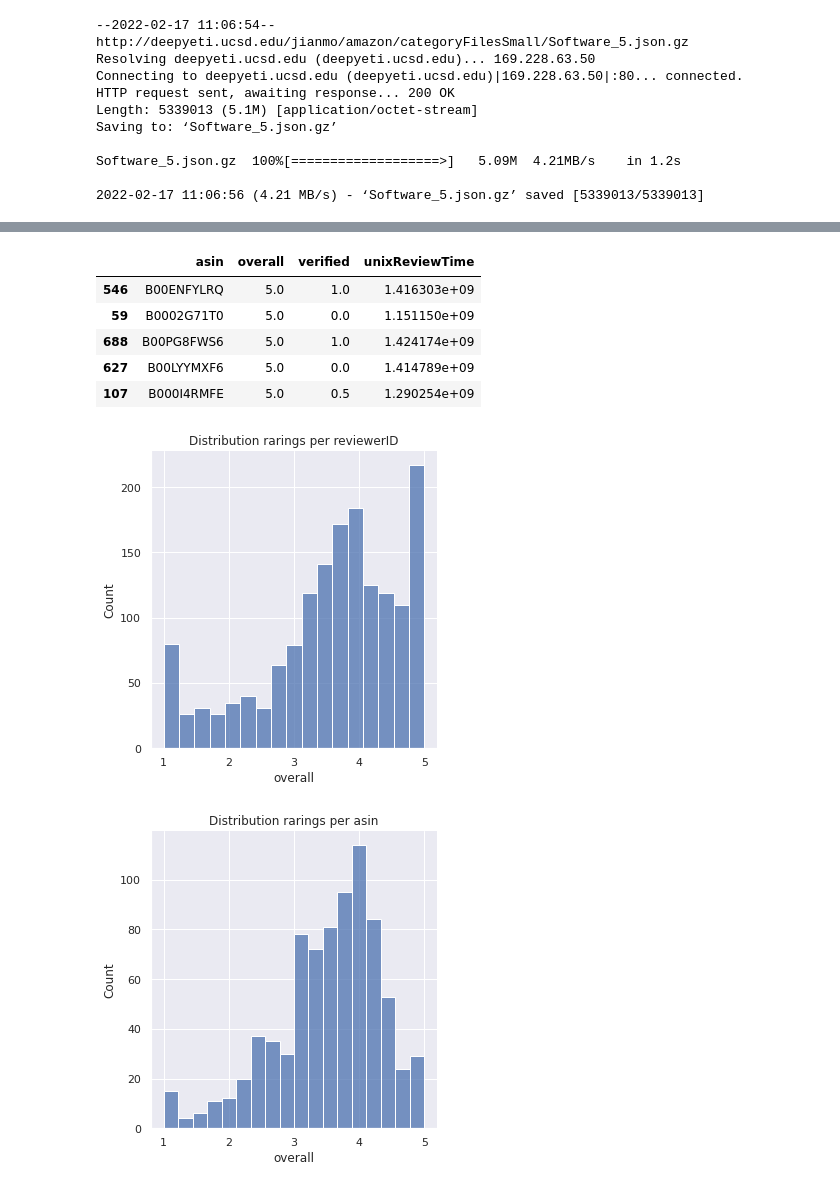
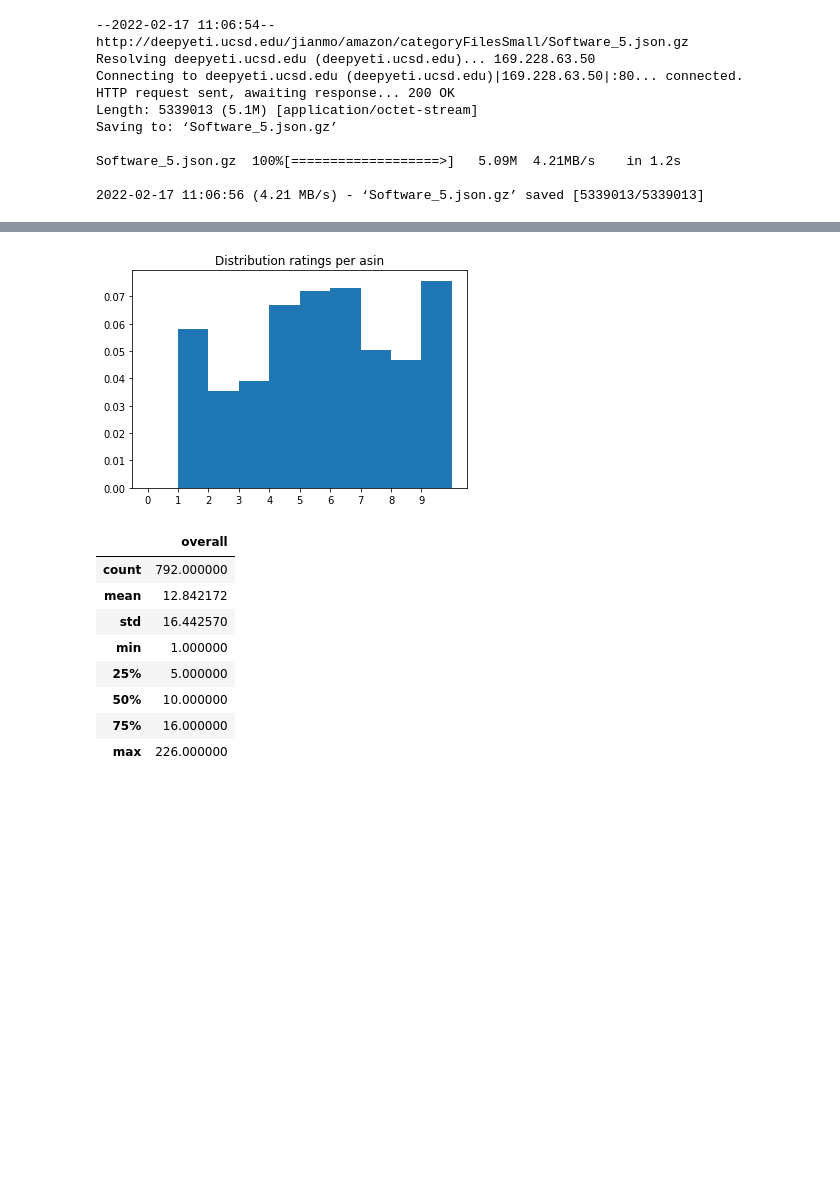
Before and after one commit to vlr112/WebScicence_FinalProject, a Jupyter notebook: Copy_of_parse_and_clean_meta_data.ipynb, the cells around one changed output, grey strips where cells are left out. Saved outputs shown, nothing was run; the diff lists cells and outputs as text; code cells hidden in the pictures; blank space fills up the shorter version.

```diff
--- a/Copy_of_parse_and_clean_meta_data.ipynb
+++ b/Copy_of_parse_and_clean_meta_data.ipynb
@@ -188,4 +205,18 @@ final_test
+# %%
+plot_dist(train,'asin')
+# %% [output]
+[figure, added]
+|  | overall |
+| count | 792.000000 |
+| mean | 12.842172 |
+| std | 16.442570 |
+| min | 1.000000 |
+| 25% | 5.000000 |
+| 50% | 10.000000 |
+| 75% | 16.000000 |
+| max | 226.000000 |
 # %%
+#MUST CHECK
 # the top 5 most popular items
 # display(train_set)
 
@@ -202,29 +233,22 @@ display(top5_ratings)
 
 # treta = train_set.groupby('asin').mean('overall').reset_index()
 # display(treta.sort_values(by = ['overall'], ascending = False))
+
+
+###
+
+# distribution of ratings per user/item
+
+def get_dist(ff):
+
+  #get avg of rating for given user
+  dist_user = train_set.groupby(ff).mean('overall').reset_index()
+
+  # dist_user
+  sns.set_theme()
+  sns.displot(dist_user['overall'])
+  plt.title(f'Distribution rarings per {ff}')
+  # sns
+
+get_dist('reviewerID')
+get_dist('asin')
-# %% [output]
-|  | asin | overall | verified | unixReviewTime |
-| 546 | B00ENFYLRQ | 5.0 | 1.0 | 1.416303e+09 |
-| 59 | B0002G71T0 | 5.0 | 0.0 | 1.151150e+09 |
-| 688 | B00PG8FWS6 | 5.0 | 1.0 | 1.424174e+09 |
-| 627 | B00LYYMXF6 | 5.0 | 0.0 | 1.414789e+09 |
-| 107 | B000I4RMFE | 5.0 | 0.5 | 1.290254e+09 |
-# %%
-# distribution of ratings per user/item
-
-def get_dist(ff):
-
-  #get avg of rating for given user
-  dist_user = train_set.groupby(ff).mean('overall').reset_index()
-
-  # dist_user
-  sns.set_theme()
-  sns.displot(dist_user['overall'])
-  plt.title(f'Distribution rarings per {ff}')
-  # sns
-
-get_dist('reviewerID')
-get_dist('asin')
-# %% [output]
-[figure, removed]
-[figure, removed]
```
Also changed, not shown: parts of 42 cells of this notebook.
